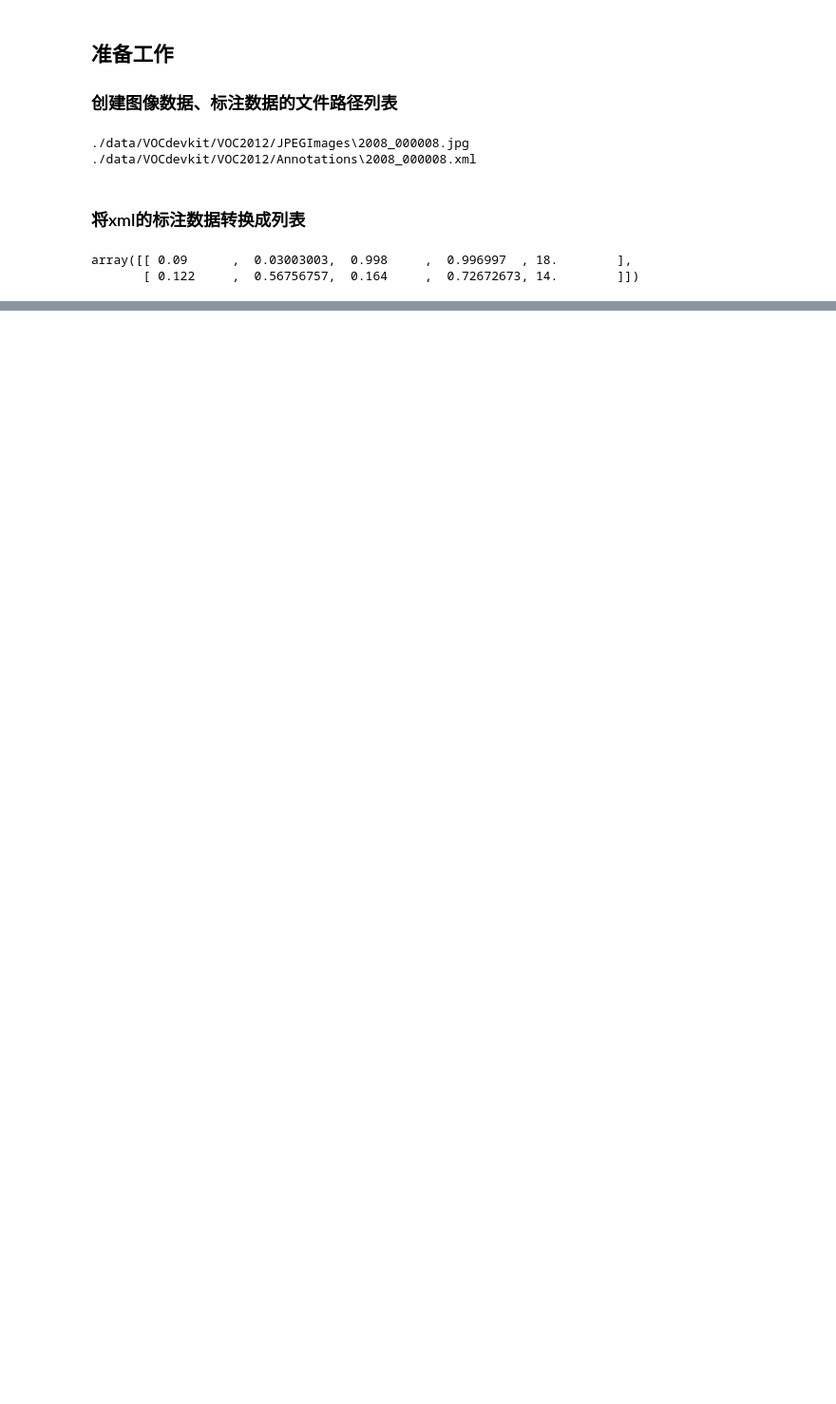
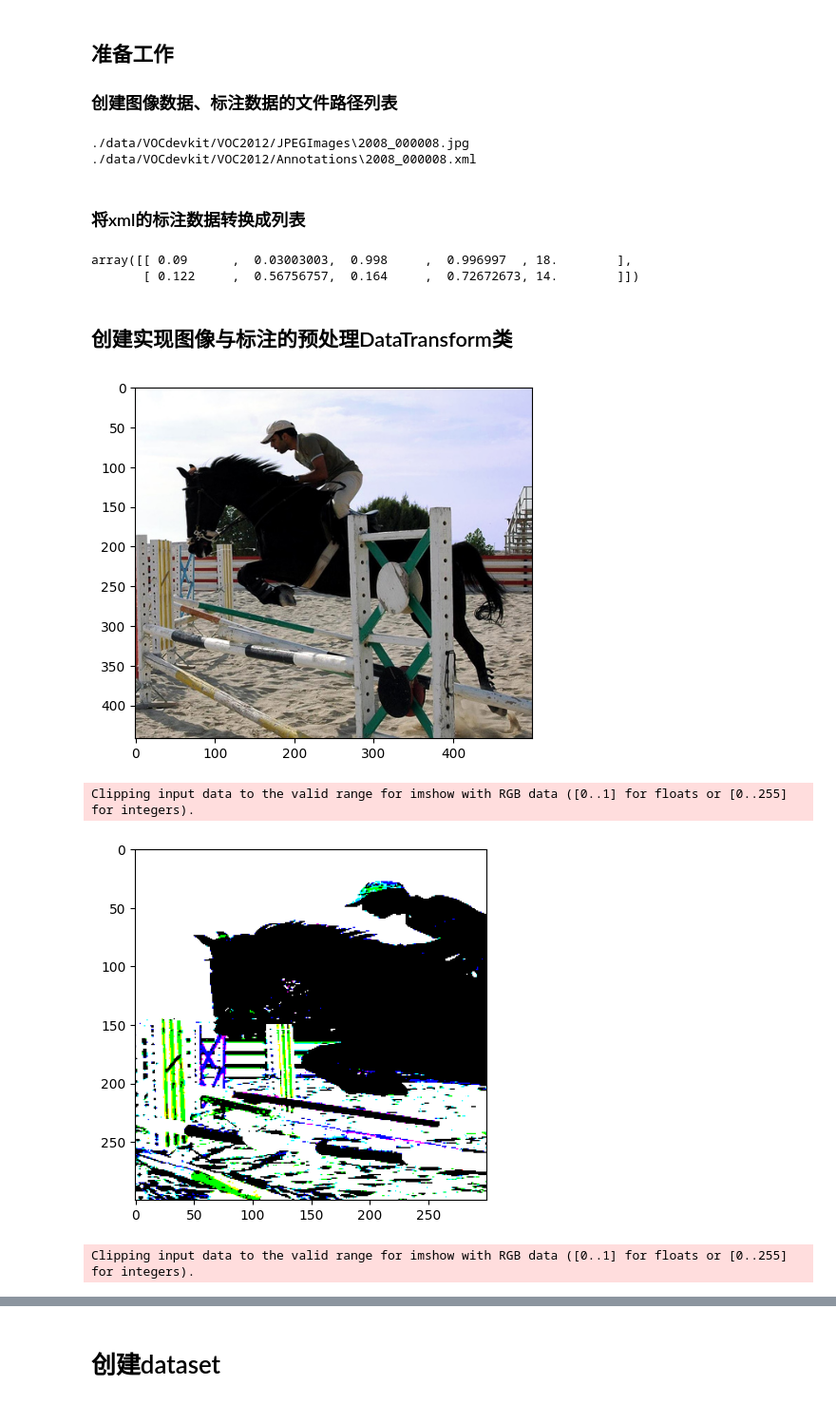
Before and after one commit to zzIss123/object_detection, a Jupyter notebook: Dataset_DataLoader.ipynb, the cells around one changed output, grey strips where cells are left out. Shown: that part at 95% size. Drawn from its saved outputs; the diff is of its cells as text; code cells hidden in the pictures; blank space fills up the shorter version.

```diff
--- a/Dataset_DataLoader.ipynb
+++ b/Dataset_DataLoader.ipynb
@@ -145,3 +145,5 @@ transform_anno(val_anno_list[ind],width,height)
 # %% [output]
 array([[ 0.09      ,  0.03003003,  0.998     ,  0.996997  , 18.        ],
        [ 0.122     ,  0.56756757,  0.164     ,  0.72672673, 14.        ]])
+# %% [markdown]
+## 创建实现图像与标注的预处理DataTransform类
@@ -147,0 +196,39 @@ array([[ 0.09      ,  0.03003003,  0.998     ,  0.996997  , 18.        ],
+# %%
+#确认执行结果
+
+#1. 读取图像
+image_file_path = train_img_list[0]
+img = cv2.imread(image_file_path) #[高][宽0][RGB]
+height,width,channels = img.shape
+
+#2. 将标注放入列表
+transform_anno = Anno_xml2list(voc_classes)
+anno_list = transform_anno(train_anno_list[0],width,height )
+
+#3. 显示原图
+plt.imshow(cv2.cvtColor(img,cv2.COLOR_RGB2BGR))
+plt.show()
+
+#4. 创建预处理类
+color_mean = (104,117,123)
+input_size = 300
+transform = DataTransform(input_size,color_mean)
+
+#5. 显示train的图像
+phase = 'train'
+img_transformed, boxes, labels = transform(
+    img,phase,anno_list[:,:4],anno_list[:,4])
+plt.imshow(cv2.cvtColor(img_transformed,cv2.COLOR_BGR2RGB))
+plt.show()
+
+#6. 显示val的图像
+phase = 'val'
+img_transformed, boxes, labels = transform(
+    img,phase,anno_list[:,:4],anno_list[:,4])
+plt.imshow(cv2.cvtColor(img_transformed,cv2.COLOR_BGR2RGB))
+plt.show()
+# %% [output]
+[figure, added]
+Clipping input data to the valid range for imshow with RGB data ([0..1] for floats or [0..255] for integers).
+[figure, added]
+Clipping input data to the valid range for imshow with RGB data ([0..1] for floats or [0..255] for integers).
@@ -147,0 +236,2 @@ array([[ 0.09      ,  0.03003003,  0.998     ,  0.996997  , 18.        ],
+# %% [markdown]
+# 创建dataset
```
Also changed, not shown: parts of 6 cells of this notebook.
